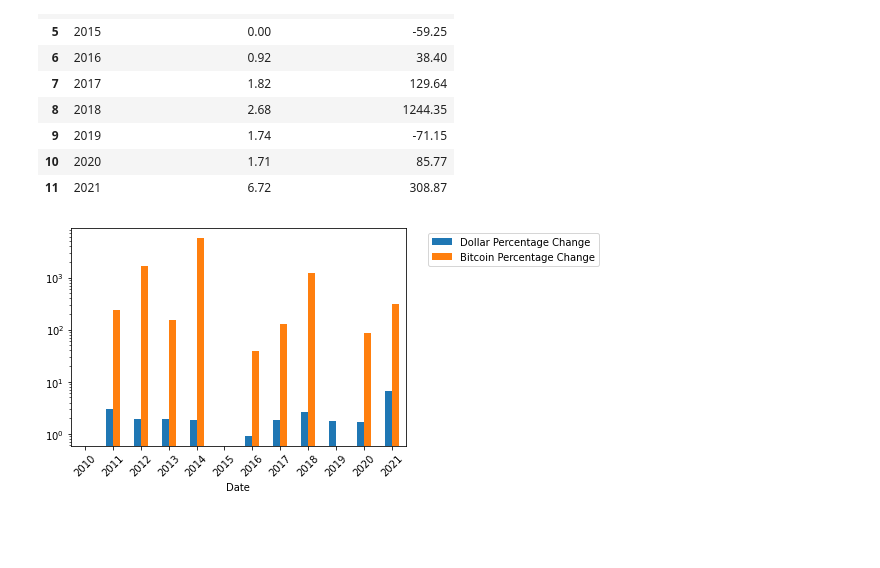
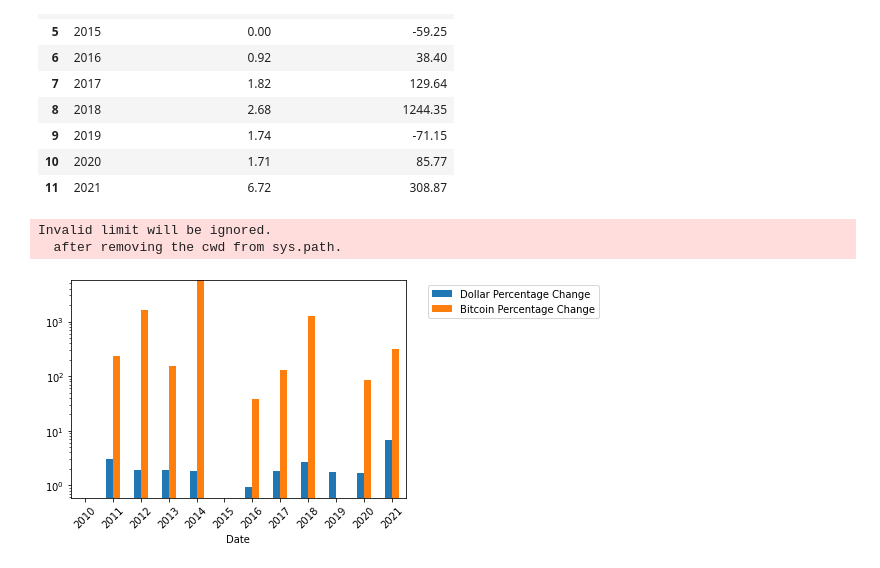
Before and after one commit to samuelroiz/Crypto_Analysis, a Jupyter notebook: Graphs_Crypto_Code.ipynb, the cells around one changed output. Drawn from its saved outputs; the diff is of its cells as text; code cells hidden in the pictures; blank space fills up the shorter version.

Commit message:
Added images and code work.

```diff
--- a/Graphs_Crypto_Code.ipynb
+++ b/Graphs_Crypto_Code.ipynb
@@ -168,0 +156,4 @@ The min marketcap: 2011-10-20, 17992511
+# %%
+
+merge_df = pd.merge(euro_crypto_market_cap_data, trend_dollar_data, on="Date")
+merge_df
@@ -168,0 +174,4 @@ The min marketcap: 2011-10-20, 17992511
+# %%
+# country_money = merge_df['Date','USD','JPY','UZS','SLL']
+country_money = merge_df[['Date','USD',' JPY', ' SLL', ' UZS']]
+country_money
@@ -168,0 +404,24 @@ The min marketcap: 2011-10-20, 17992511
+# %%
+date_list = country_money['Date']
+uzs_price = country_money[' UZS']
+
+uzs_change = []
+uzs_percentage = []
+
+old_price1 = 0
+
+# for i, j in [(0, 1), ('a', 'b')]:
+for price1 in usd_price:
+    price_amount = price1 - old_price1
+    price_amount = round(price_amount,2)
+    uzs_change.append(price_amount)
+    if old_price1 == 0:
+        price_percent = 0
+    else:
+        price_percent = (price_amount/old_price1) * 100
+    price_percent = round(price_percent,2)
+    uzs_percentage.append(price_percent)
+
+    old_price1 = price1
+
+uzs_percentage
@@ -797,13 +1074,16 @@ graph_change
 # %%
 graph_change.plot.bar(x='Date', logy=True)
 plt.xticks(rotation=45)
 plt.legend(bbox_to_anchor=(1.05, 1), loc='upper left')
+plt.ylim(-72, max(graph_change['Bitcoin Percentage Change']))
 
 
 # Save an image of the chart and print it to the screen
-plt.savefig("Images_sven/Percent_Change_USDvsBitcoin.png")
+# plt.savefig("Images_sven/Percent_Change_USDvsBitcoin.png")
 
 
 plt.show()
 # %% [output]
+Invalid limit will be ignored.
+  after removing the cwd from sys.path.
-[figure, old version]
+[figure, new version]
```
Also changed, not shown: parts of 12 cells of this notebook, 1 other file.
